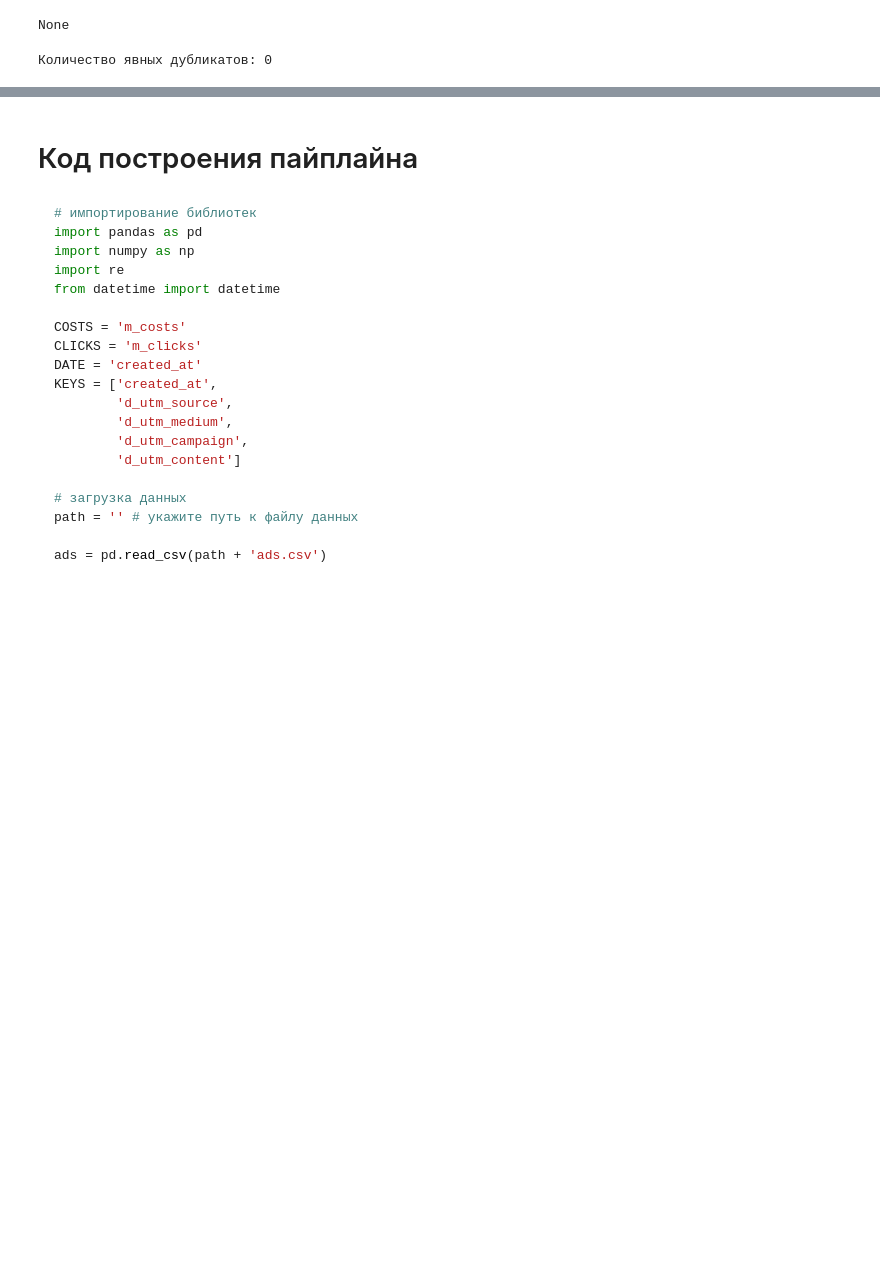
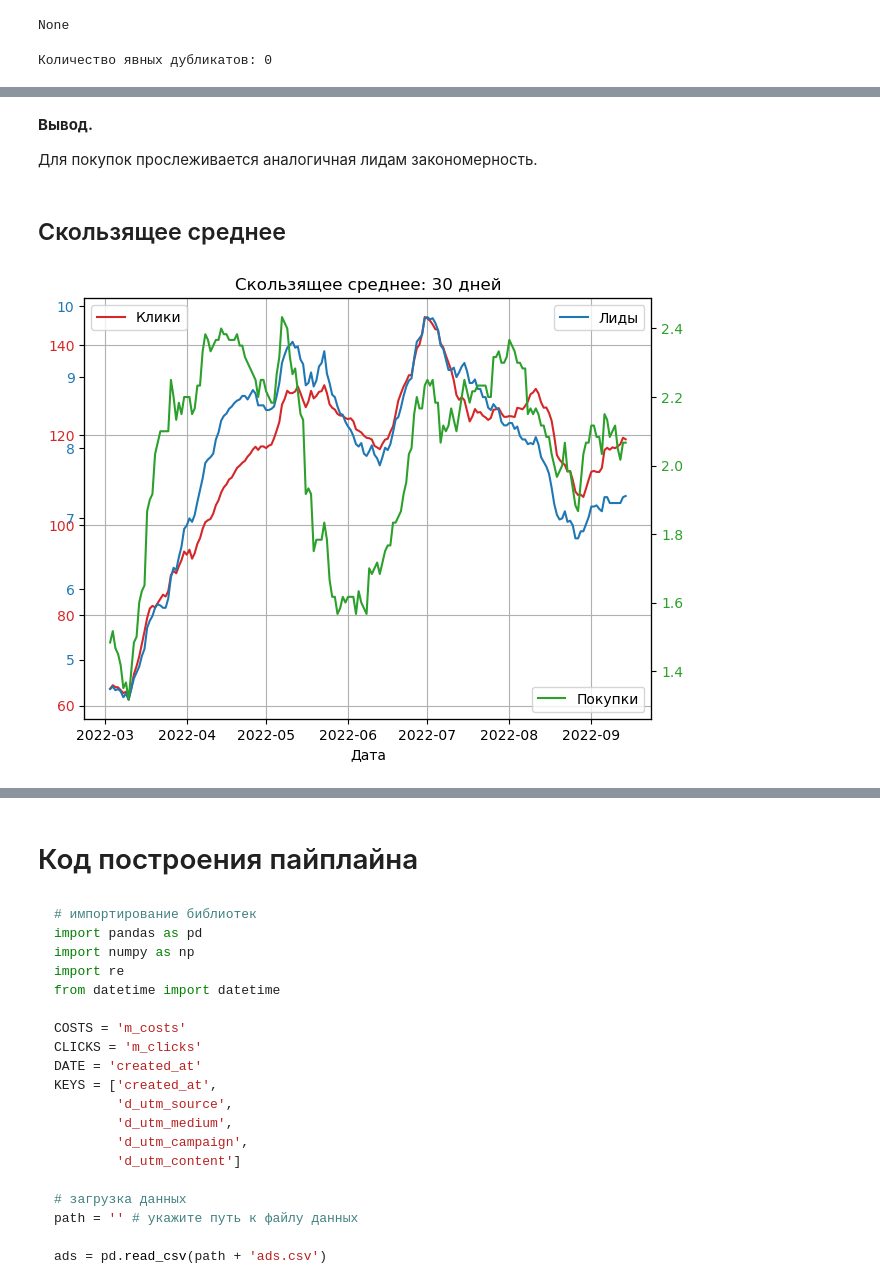
Before and after one commit to deniskriukov/xO_Services_test_task, a Jupyter notebook: xO_Services_test_task.ipynb, the cells around one changed output, grey strips where cells are left out. Saved outputs shown, nothing was run; the diff lists cells and outputs as text; code cells hidden in the pictures; blank space fills up the shorter version.

```diff
--- a/xO_Services_test_task.ipynb
+++ b/xO_Services_test_task.ipynb
@@ -523,0 +678,38 @@ final_data.to_excel(f'final_data-{datetime.now().date()}.xlsx')
+# %% [markdown]
+**Вывод.**
+
+Для покупок прослеживается аналогичная лидам закономерность.
+# %% [markdown]
+## Скользящее среднее
+# %%
+clicks_rolling = clicks.resample('1D').sum().rolling(60).mean()
+leads_rolling = leads.resample('1D').sum().rolling(60).mean()
+purchases_rolling = purchases.resample('1D').sum().rolling(60).mean()
+
+fig, ax1 = plt.subplots()
+fig.tight_layout()
+plt.grid(True)
+plt.title('Скользящее среднее: 30 дней')
+
+color_click = 'tab:red'
+ax1.set_xlabel('Дата')
+ax1.plot(clicks_rolling, color=color_click, label='Клики')
+ax1.tick_params(axis='y', labelcolor=color_click)
+plt.legend(['Клики'], loc='upper left')
+
+ax2 = ax1.twinx()
+
+color_lead = 'tab:blue'
+ax2.plot(leads_rolling, color=color_lead, label='Лиды')
+ax2.tick_params(axis='y', labelcolor=color_lead)
+plt.legend(['Лиды'], loc='upper right')
+ax3 = ax2.twinx()
+
+color_purchase = 'tab:green'
+ax3.plot(purchases_rolling, color=color_purchase, label='Покупки')
+ax3.tick_params(axis='y', labelcolor=color_purchase)
+plt.legend(['Покупки'], loc='lower right')
+
+plt.show();
+# %% [output]
+[figure, added]
```
Also changed, not shown: parts of 9 cells of this notebook.
